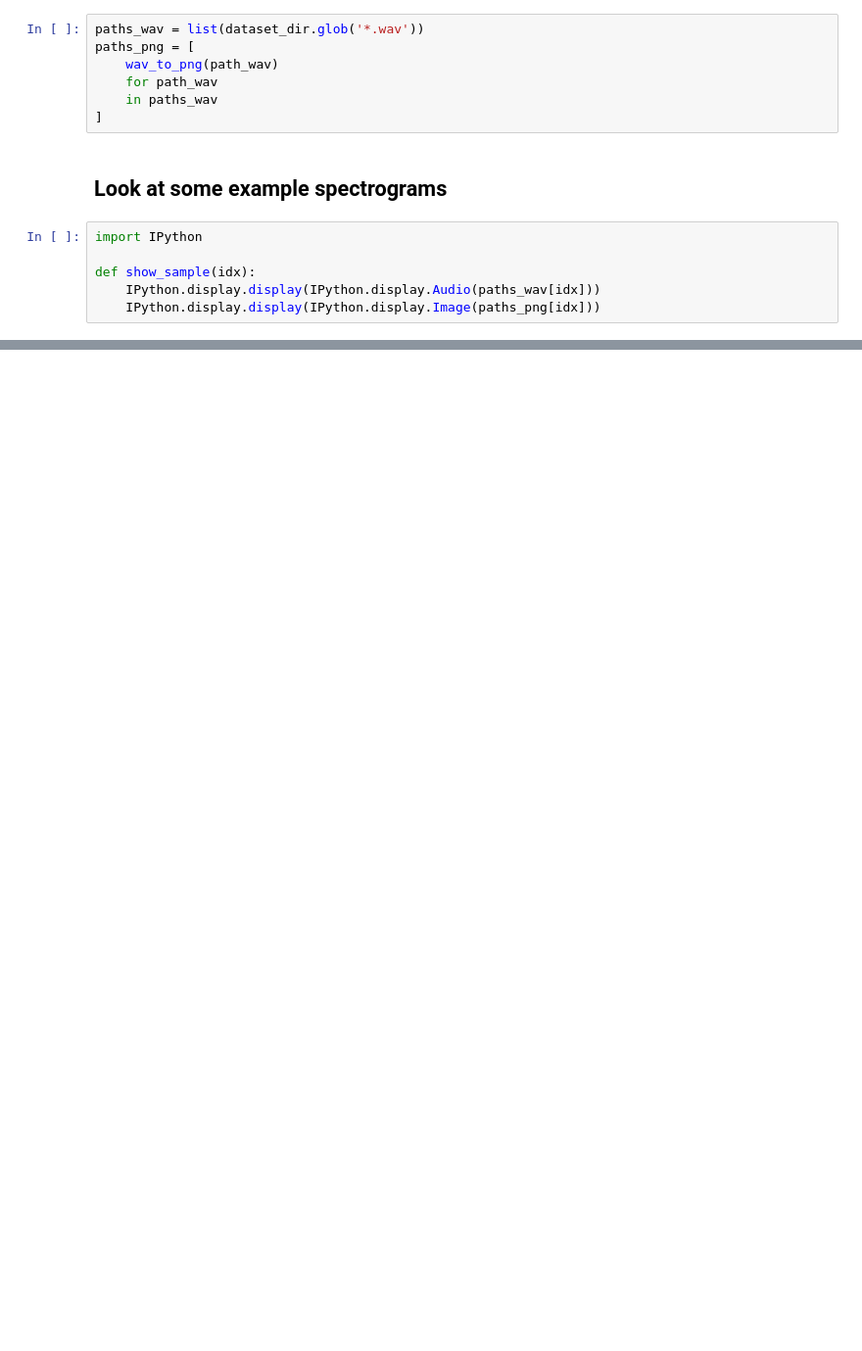
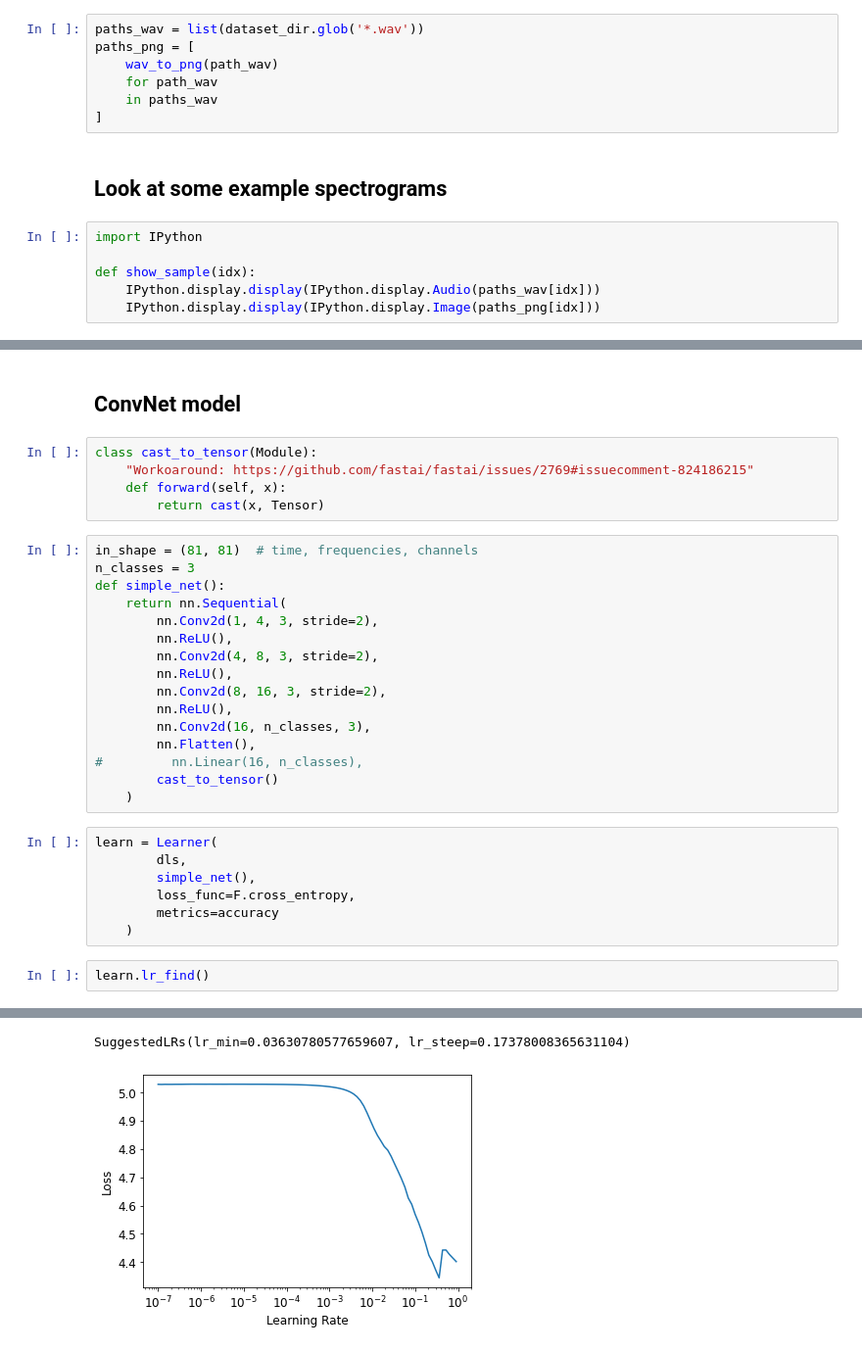
Before and after one commit to floriandotpy/data-playground, a Jupyter notebook: fastai/catmeows.ipynb, the cells around one changed output, grey strips where cells are left out. Shown at 98% size. Drawn from its saved outputs; the diff is of its cells as text; blank space fills up the shorter version.

Commit message:
catmeows: add learner and model (broken right now)

```diff
--- a/fastai/catmeows.ipynb
+++ b/fastai/catmeows.ipynb
@@ -75,0 +146,33 @@ show_sample(20)
+# %% [markdown]
+## ConvNet model
+# %%
+class cast_to_tensor(Module):
+    "Workoaround: https://github.com/fastai/fastai/issues/2769#issuecomment-824186215"
+    def forward(self, x):
+        return cast(x, Tensor)
+# %%
+in_shape = (81, 81)  # time, frequencies, channels
+n_classes = 3
+def simple_net():
+    return nn.Sequential(
+        nn.Conv2d(1, 4, 3, stride=2),
+        nn.ReLU(),
+        nn.Conv2d(4, 8, 3, stride=2),
+        nn.ReLU(),
+        nn.Conv2d(8, 16, 3, stride=2),
+        nn.ReLU(),
+        nn.Conv2d(16, n_classes, 3),
+        nn.Flatten(),
+#         nn.Linear(16, n_classes),
+        cast_to_tensor()
+    )
+# %%
+learn = Learner(
+        dls,
+        simple_net(),
+        loss_func=F.cross_entropy,
+        metrics=accuracy
+    )
+# %%
+learn.lr_find()
+# %% [output]
@@ -75,0 +180,2 @@ show_sample(20)
+SuggestedLRs(lr_min=0.03630780577659607, lr_steep=0.17378008365631104)
+[figure, added]
```
Also changed, not shown: parts of 23 cells of this notebook.
